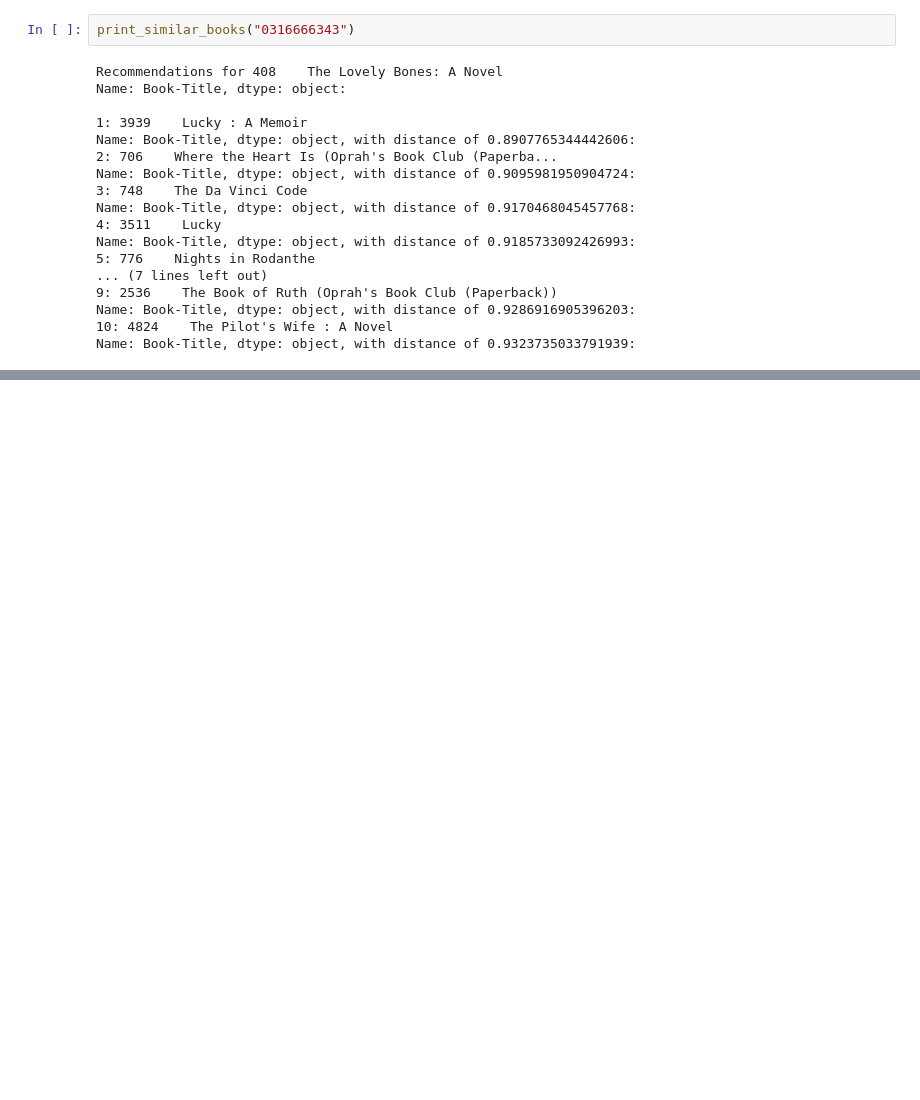
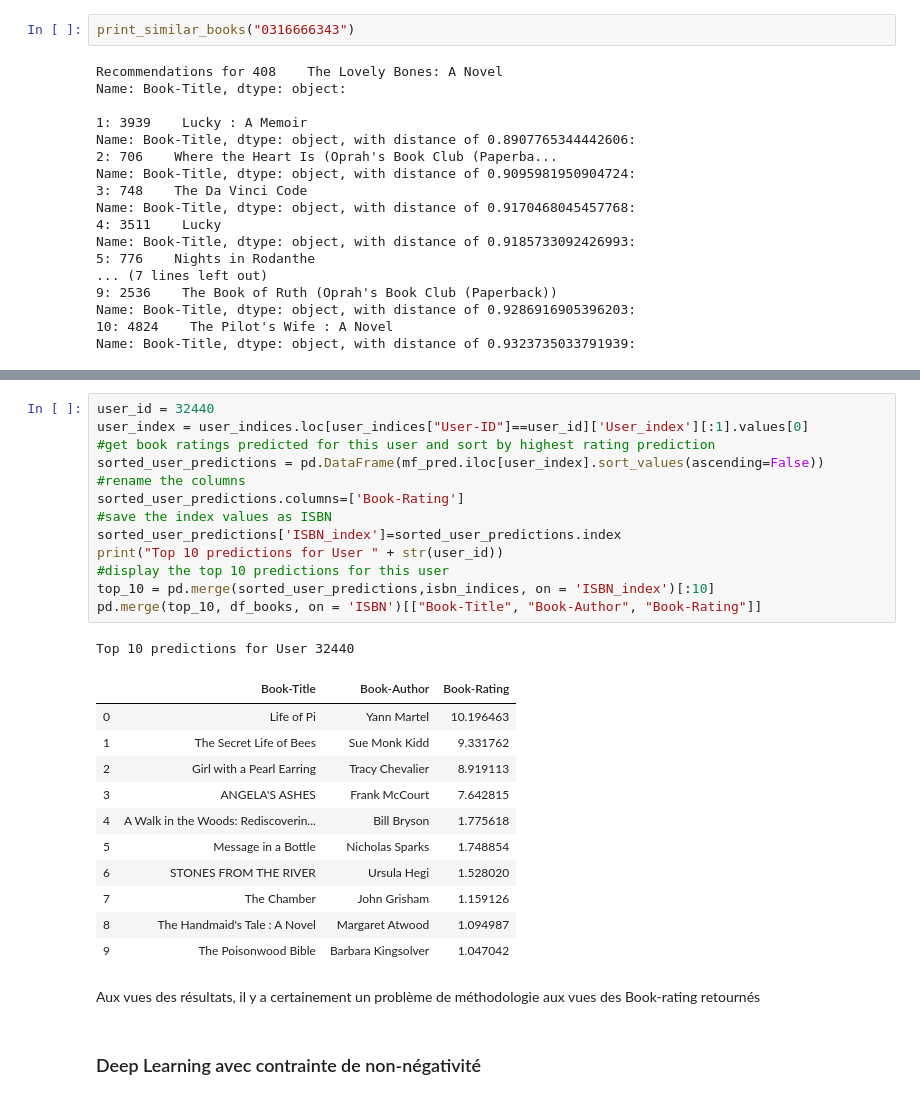
Before and after one commit to anthonymoisan/SystemRecommander, a Jupyter notebook: src/SystemRecommander.ipynb, the cells around one changed output, grey strips where cells are left out. Drawn from its saved outputs; the diff is of its cells as text; blank space fills up the shorter version.

Commit message:
Deep Learning + SVD + Rapport

```diff
--- a/src/SystemRecommander.ipynb
+++ b/src/SystemRecommander.ipynb
@@ -441,0 +613,30 @@ Name: Book-Title, dtype: object, with distance of 0.9323735033791939:
+# %%
+user_id = 32440
+user_index = user_indices.loc[user_indices["User-ID"]==user_id]['User_index'][:1].values[0]
+#get book ratings predicted for this user and sort by highest rating prediction
+sorted_user_predictions = pd.DataFrame(mf_pred.iloc[user_index].sort_values(ascending=False))
+#rename the columns
+sorted_user_predictions.columns=['Book-Rating']
+#save the index values as ISBN
+sorted_user_predictions['ISBN_index']=sorted_user_predictions.index
+print("Top 10 predictions for User " + str(user_id))
+#display the top 10 predictions for this user
+top_10 = pd.merge(sorted_user_predictions,isbn_indices, on = 'ISBN_index')[:10]
+pd.merge(top_10, df_books, on = 'ISBN')[["Book-Title", "Book-Author", "Book-Rating"]]
+# %% [output]
+Top 10 predictions for User 32440
+|  | Book-Title | Book-Author | Book-Rating |
+| 0 | Life of Pi | Yann Martel | 10.196463 |
+| 1 | The Secret Life of Bees | Sue Monk Kidd | 9.331762 |
+| 2 | Girl with a Pearl Earring | Tracy Chevalier | 8.919113 |
+| 3 | ANGELA'S ASHES | Frank McCourt | 7.642815 |
+| 4 | A Walk in the Woods: Rediscoverin... | Bill Bryson | 1.775618 |
+| 5 | Message in a Bottle | Nicholas Sparks | 1.748854 |
+| 6 | STONES FROM THE RIVER | Ursula Hegi | 1.528020 |
+| 7 | The Chamber | John Grisham | 1.159126 |
+| 8 | The Handmaid's Tale : A Novel | Margaret Atwood | 1.094987 |
+| 9 | The Poisonwood Bible | Barbara Kingsolver | 1.047042 |
+# %% [markdown]
+Aux vues des résultats, il y a certainement un problème de méthodologie aux vues des Book-rating retournés
+# %% [markdown]
+### Deep Learning avec contrainte de non-négativité
```
Also changed, not shown: parts of 45 cells of this notebook, 2 other files.
